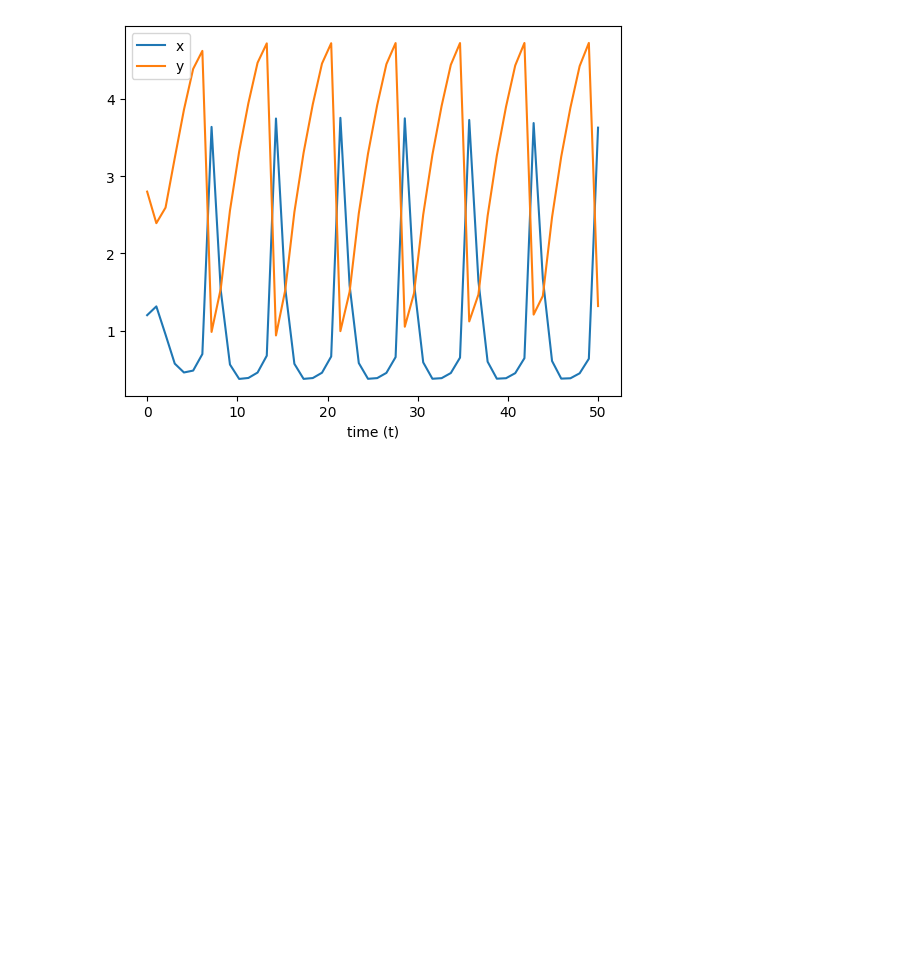
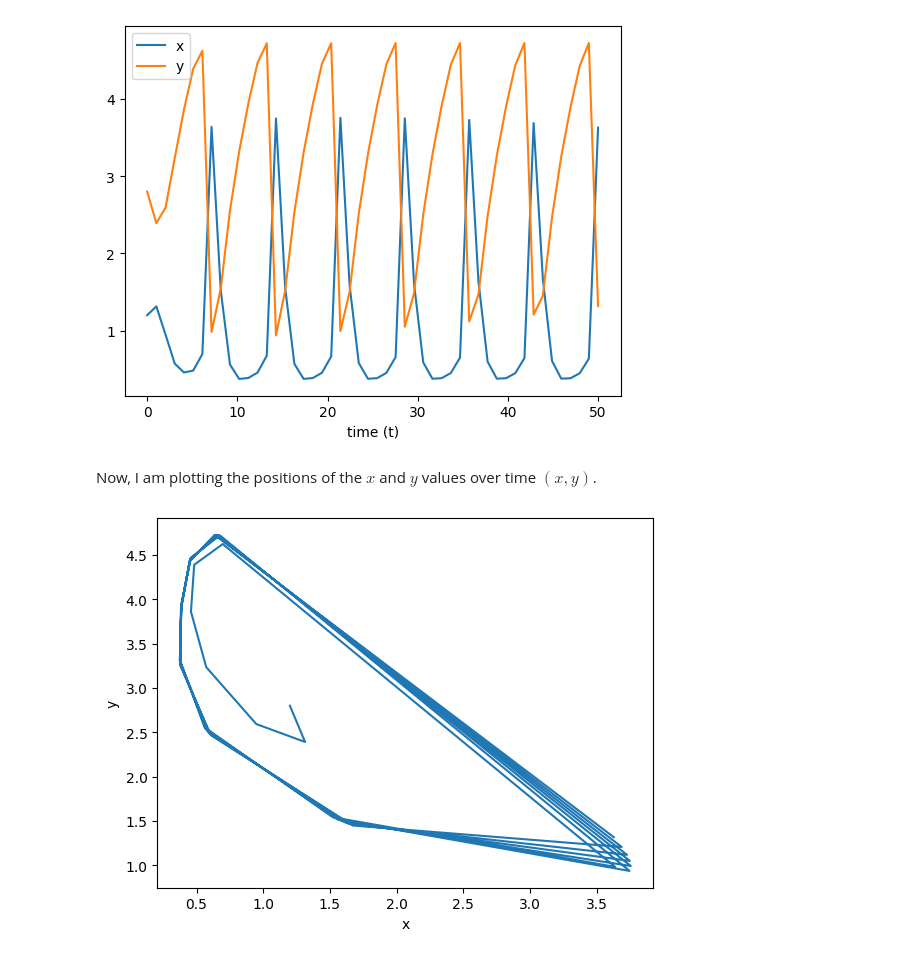
Before and after one commit to EHMD28/learn-scipy, a Jupyter notebook: brusselator_tasks.ipynb, the cells around one changed output. Saved outputs shown, nothing was run; the diff lists cells and outputs as text; code cells hidden in the pictures; blank space fills up the shorter version.

Commit message:
plotting trajectory in x-y plane for B=1.5

```diff
--- a/brusselator_tasks.ipynb
+++ b/brusselator_tasks.ipynb
@@ -10,7 +10,7 @@ from scipy.integrate import solve_ivp
 
 # Equation Parameters
 A = 1.0
-B = 3.0
+B = 1.5
 
 def vector_function(t, state):
     '''
@@ -26,19 +26,21 @@ t_start = 0
 t_end = 50
 time_span = (t_start, t_end)
 t_points = np.linspace(t_start, t_end, num=50)
-# x_0 = 1.2
-# y_0 = 2.8
-initial_conditions = (1.2, 2.8)
 
-solutions = solve_ivp(
-    vector_function,
-    time_span,
-    t_eval=t_points,
-    y0=initial_conditions,
-    method='RK45'
-)
+def solve(a, b):
+    # x_0 = 1.2
+    # y_0 = 2.8
+    initial_conditions = (1.2, 2.8)
 
-# The tolist() calls are so the arrays are printed as numbers instead of np.float64(value).
+    return solve_ivp(
+        vector_function,
+        time_span,
+        t_eval=t_points,
+        y0=initial_conditions,
+        method='RK45'
+    )
+
+solutions = solve(A, B)
 t_solutions = solutions.t.tolist()
 x_solutions = solutions.y[0].tolist()
 y_solutions = solutions.y[1].tolist()
@@ -56,3 +58,15 @@ ax.legend()
 plt.show()
 # %% [output]
 [figure]
+# %% [markdown]
+Now, I am plotting the positions of the $x$ and $y$ values over time $(x, y)$.
+# %%
+import matplotlib.pyplot as plt
+
+fig, ax = plt.subplots()
+ax.set_xlabel('x')
+ax.set_ylabel('y')
+ax.plot(x_solutions, y_solutions)
+plt.show()
+# %% [output]
+[figure, added]
```
Also changed, not shown: 1 other file.
